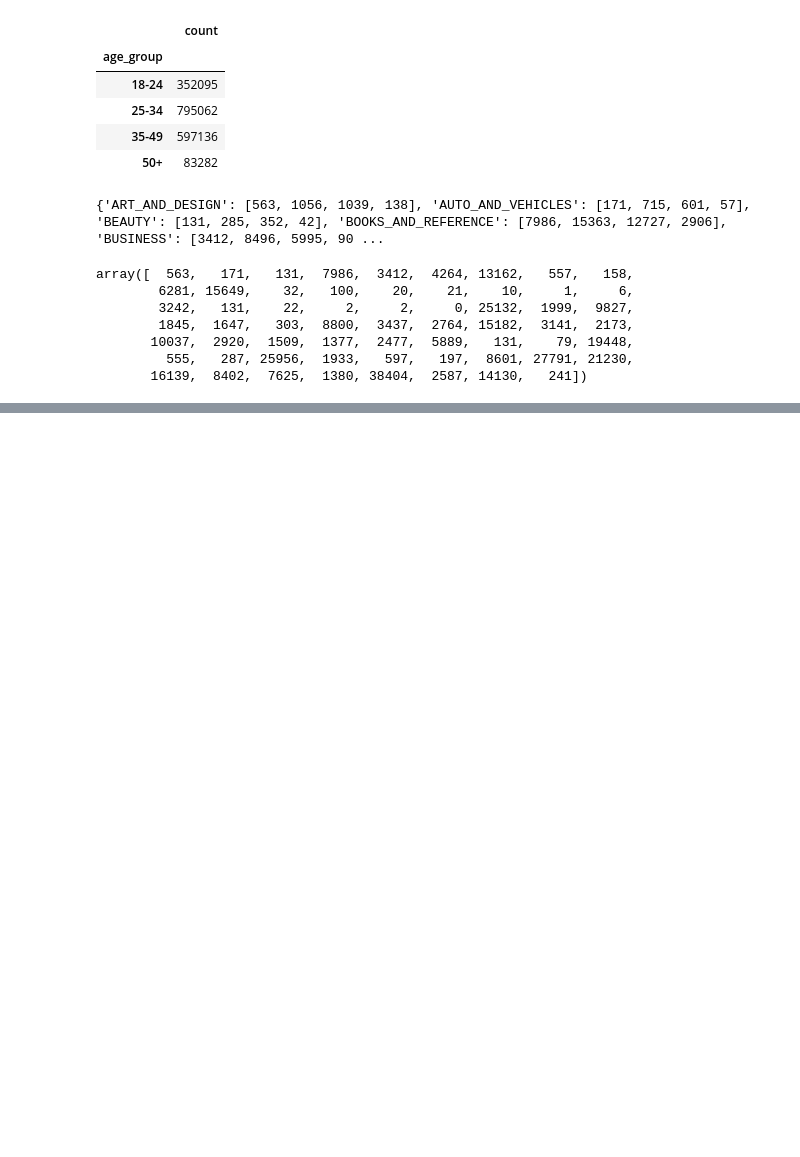
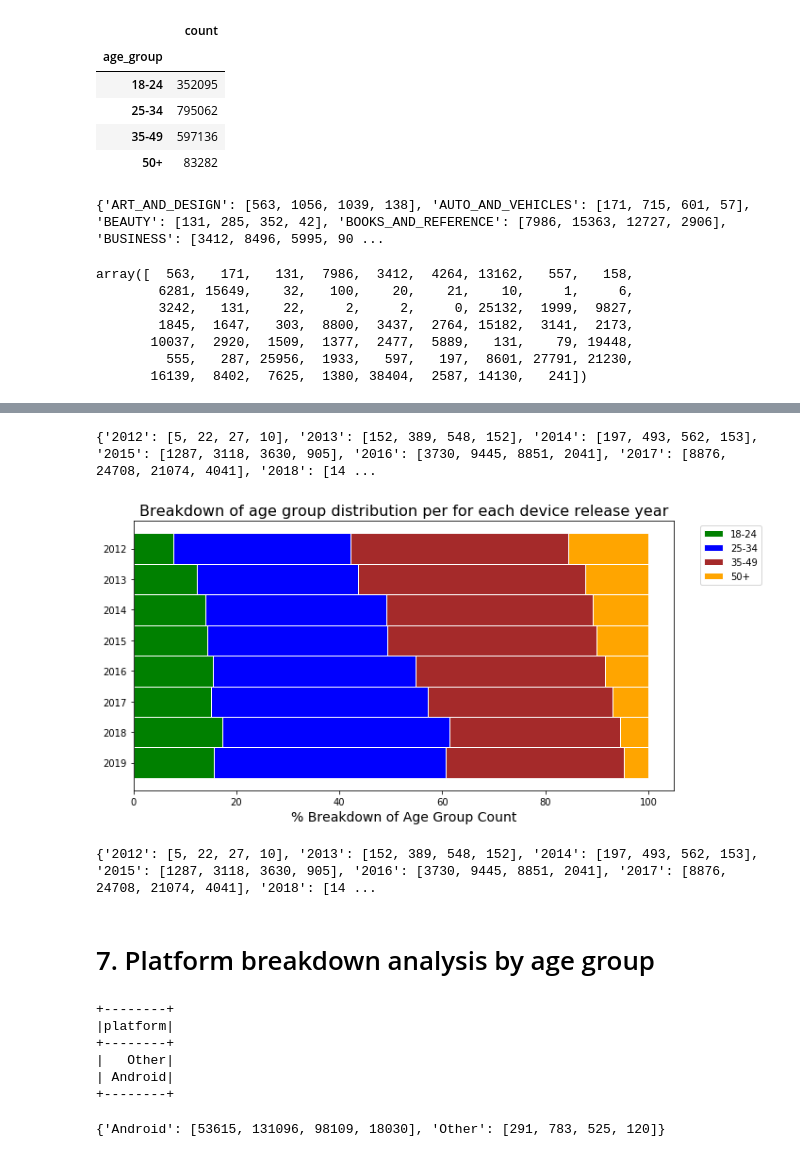
Before and after one commit to chengxiaotian/sagemaker-ml-pipeline, a Jupyter notebook: 03_explore/01_Visualize_Reviews_Dataset.ipynb, the cells around one changed output, grey strips where cells are left out. Saved outputs shown, nothing was run; the diff lists cells and outputs as text; code cells hidden in the pictures; blank space fills up the shorter version.

```diff
--- a/03_explore/01_Visualize_Reviews_Dataset.ipynb
+++ b/03_explore/01_Visualize_Reviews_Dataset.ipynb
@@ -903,0 +933,2 @@ Jupyter.notebook.session.delete();
+# %%
+year_age_group_count = device_age_group_df.where("device_year_of_release is NOT NULL").distinct().groupBy("device_year_of_release","age_group").count()
@@ -903,0 +955,22 @@ Jupyter.notebook.session.delete();
+# %%
+genre_age_pd = prepare_plot_df(year_age_group_count,"device_year_of_release")
+# %%
+distribution = get_age_group_dist(genre_age_pd,"device_year_of_release")
+# %% [output]
+{'2012': [5, 22, 27, 10], '2013': [152, 389, 548, 152], '2014': [197, 493, 562, 153], '2015': [1287, 3118, 3630, 905], '2016': [3730, 9445, 8851, 2041], '2017': [8876, 24708, 21074, 4041], '2018': [14 ...
+# %%
+plot_dist_graph(distribution,"Breakdown of age group distribution per for each device release year","device_release_year")
+# %% [output]
+[figure, added]
+{'2012': [5, 22, 27, 10], '2013': [152, 389, 548, 152], '2014': [197, 493, 562, 153], '2015': [1287, 3118, 3630, 905], '2016': [3730, 9445, 8851, 2041], '2017': [8876, 24708, 21074, 4041], '2018': [14 ...
+# %% [markdown]
+# 7. Platform breakdown analysis by age group
+# %%
+device_age_group_df.select("platform").distinct().show()
+# %% [output]
++--------+
+|platform|
++--------+
+|   Other|
+| Android|
++--------+
@@ -903,0 +981,4 @@ Jupyter.notebook.session.delete();
+# %%
+distribution = get_age_group_dist(platform_age_pd,"platform")
+# %% [output]
+{'Android': [53615, 131096, 98109, 18030], 'Other': [291, 783, 525, 120]}
```
Also changed, not shown: parts of 93 cells of this notebook.
